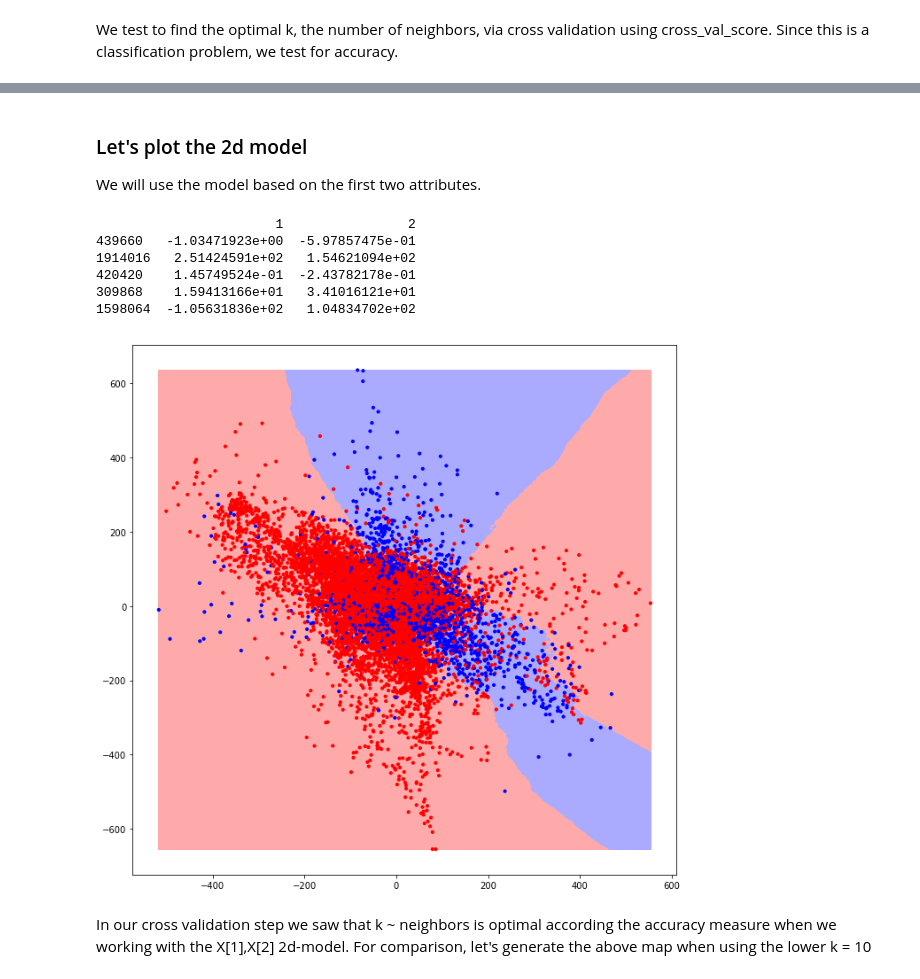
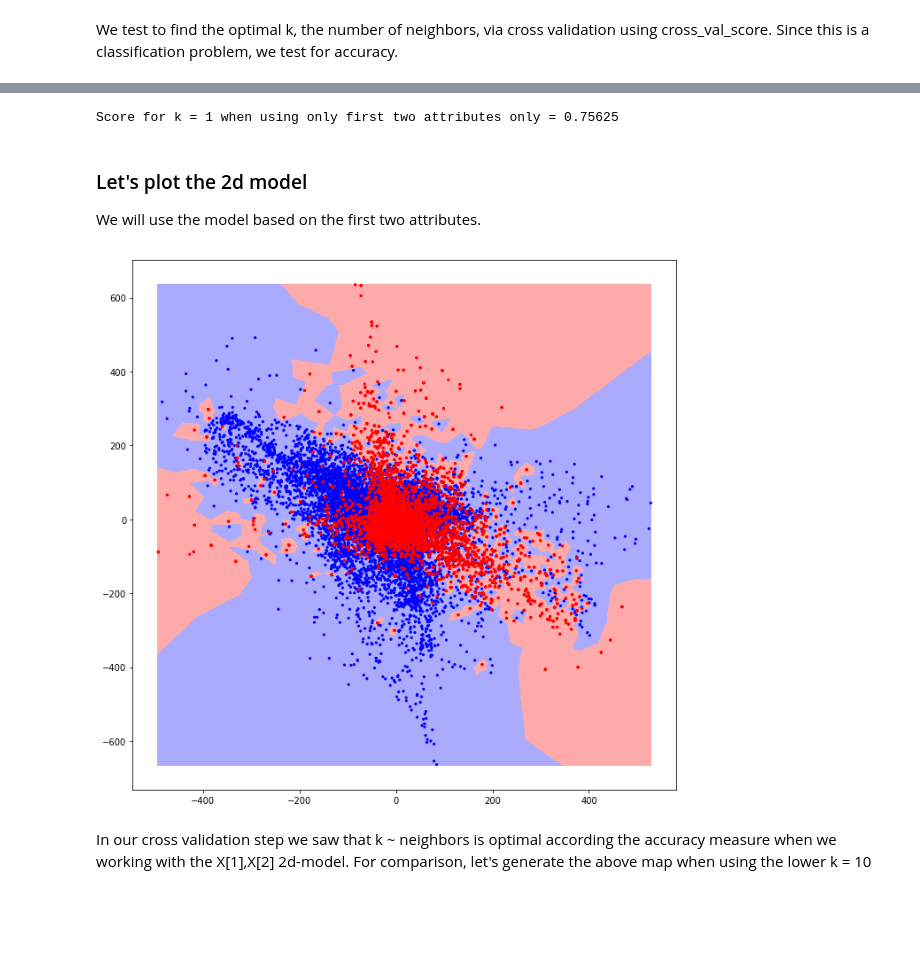
Before and after one commit to yanielc/knn_approach_to_flippedPolarity_seismic_traces, a Jupyter notebook: trace_polarity_nearest_neighbors_upsample.ipynb, the cells around one changed output, grey strips where cells are left out. Drawn from its saved outputs; the diff is of its cells as text; code cells hidden in the pictures; blank space fills up the shorter version.

Commit message:
Update trace_polarity_nearest_neighbors_upsample.ipynb
upsampling training data only

```diff
--- a/trace_polarity_nearest_neighbors_upsample.ipynb
+++ b/trace_polarity_nearest_neighbors_upsample.ipynb
@@ -214,7 +196,15 @@ X2d_train,X2d_test,y2d_train,y2d_test = train_test_split(X[[10,20]],y,random_sta
 # %%
-cv_scores_2d = []
-for n in range(3,50,2):
-    knn = KNeighborsClassifier(n_neighbors=n,weights='uniform')
-    scores = cross_val_score(knn, X2d_train, y2d_train, cv=5, scoring='accuracy')
-    cv_scores_2d.append(scores.mean())
+#select first two attributes
+
+X_train_balanced_2d = X_train_balanced[[1,2]]
+X_test_2d = X_test[[1,2]]
+
+
+#scan for optimal k
+cv_scores_2d = [] #to store cross-validation scores
+
+for n in range(1,10,1):
+    knn = KNeighborsClassifier(n_neighbors=n, weights='uniform')
+    score = cross_val_score(knn,X_train_balanced_2d,y_train_balanced,cv=3,scoring='accuracy')
+    cv_scores_2d.append(score.mean())
 # %%
@@ -298,25 +228,23 @@ Although k = 120 is optimal, from the plot above we see the error is not too dif
+# %%
+#Build selected model
+knn_2d = KNeighborsClassifier(n_neighbors=1,weights='uniform').fit(X_train_balanced_2d,y_train_balanced)
+
+print('Score for k = 1 when using only first two attributes only =',knn_2d.score(X_test_2d,y_test))
+# %% [output]
+Score for k = 1 when using only first two attributes only = 0.75625
 # %% [markdown]
 ### Let's plot the 2d model
 
 We will use the model based on the first two attributes.
-# %%
-print(X2d_train_2.head())
-# %% [output]
-                       1                2
-439660   -1.03471923e+00  -5.97857475e-01
-1914016   2.51424591e+02   1.54621094e+02
-420420    1.45749524e-01  -2.43782178e-01
-309868    1.59413166e+01   3.41016121e+01
-1598064  -1.05631836e+02   1.04834702e+02
 # %%
-x1_min, x1_max = X2d_train_2[1].astype('float').min() - 1, X2d_train_2[1].astype('float').max() + 1
-x2_min, x2_max = X2d_train_2[2].astype('float').min() - 1, X2d_train_2[2].astype('float').max() + 1
+x1_min, x1_max = X_train_balanced_2d[1].astype('float').min() - 1, X_train_balanced_2d[1].astype('float').max() + 1
+x2_min, x2_max = X_train_balanced_2d[2].astype('float').min() - 1, X_train_balanced_2d[2].astype('float').max() + 1
 # %%
 h = 1
 xx, yy = np.meshgrid(np.arange(x1_min, x1_max, h),
                          np.arange(x2_min, x2_max, h))
 # %%
-Z = nrnb_2d_firstAttributes.predict(np.c_[xx.ravel(), yy.ravel()])
+Z = knn_2d.predict(np.c_[xx.ravel(), yy.ravel()])
 # %%
 # Create color maps
 cmap_light = ListedColormap(['#FFAAAA', '#AAFFAA', '#AAAAFF'])
@@ -324,12 +252,12 @@ cmap_bold = ListedColormap(['#FF0000', '#00FF00', '#0000FF'])
 # %%
 Z = Z.reshape(xx.shape)
 plt.figure(figsize=(11,11))
 plt.pcolormesh(xx, yy, Z,cmap=cmap_light)
 
 # plotting the training data points
-plt.scatter(X2d_train_2[1].astype('float'),X2d_train_2[2].astype('float'),c=y2d_train_2,s=10,cmap=cmap_bold)
+plt.scatter(X_train_balanced_2d[1].astype('float'),X_train_balanced_2d[2].astype('float'),c=y_train_balanced,s=5,cmap=cmap_bold)
 plt.show()
 # %% [output]
-[figure, old version]
+[figure, new version]
 # %% [markdown]
 In our cross validation step we saw that k ~ neighbors is optimal according the accuracy measure when we working with the X[1],X[2] 2d-model. For comparison, let's generate the above map when using the lower k = 10
```
Also changed, not shown: parts of 35 cells of this notebook.
